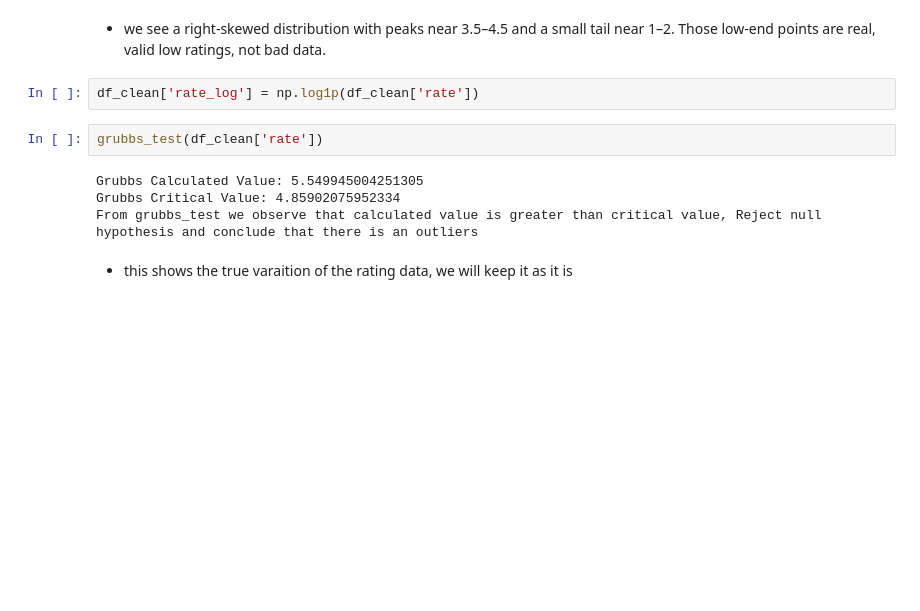
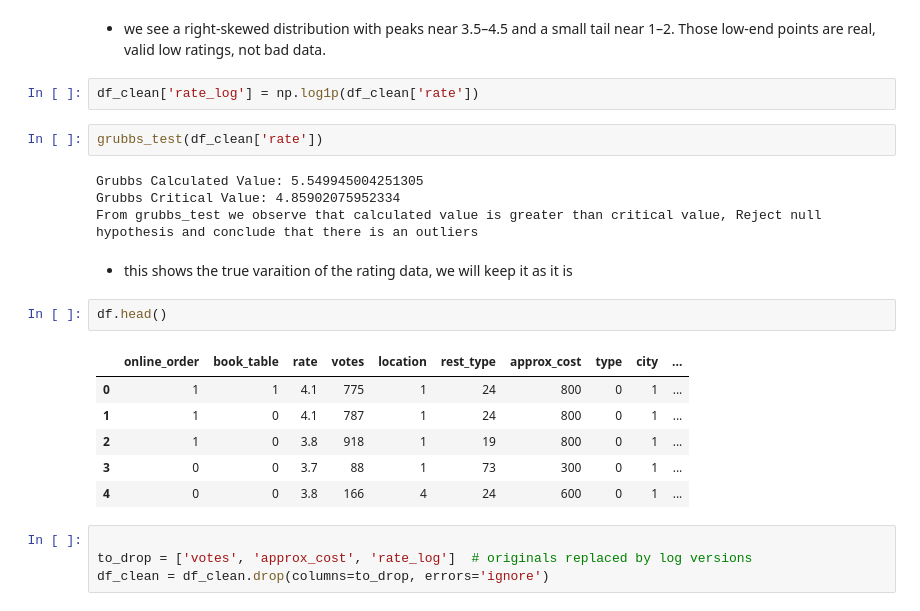
Before and after one commit to bhavbooks/Zomato-Restaurants-Rating-Prediction-, a Jupyter notebook: notebooks/feature_engineering.ipynb, the cells around one changed output. Drawn from its saved outputs; the diff is of its cells as text; blank space fills up the shorter version.

```diff
--- a/notebooks/feature_engineering.ipynb
+++ b/notebooks/feature_engineering.ipynb
@@ -354,3 +354,16 @@ Grubbs Critical Value: 4.85902075952334
 From grubbs_test we observe that calculated value is greater than critical value, Reject null hypothesis and conclude that there is an outliers
 # %% [markdown]
 - this shows the true varaition of the rating data, we will keep it as it is
+# %%
+df.head()
+# %% [output]
+|  | online_order | book_table | rate | votes | location | rest_type | approx_cost | type | city | ... |
+| 0 | 1 | 1 | 4.1 | 775 | 1 | 24 | 800 | 0 | 1 | ... |
+| 1 | 1 | 0 | 4.1 | 787 | 1 | 24 | 800 | 0 | 1 | ... |
+| 2 | 1 | 0 | 3.8 | 918 | 1 | 19 | 800 | 0 | 1 | ... |
+| 3 | 0 | 0 | 3.7 | 88 | 1 | 73 | 300 | 0 | 1 | ... |
+| 4 | 0 | 0 | 3.8 | 166 | 4 | 24 | 600 | 0 | 1 | ... |
+# %%
+
+to_drop = ['votes', 'approx_cost', 'rate_log']  # originals replaced by log versions
+df_clean = df_clean.drop(columns=to_drop, errors='ignore')
```
Also changed, not shown: parts of 17 cells of this notebook, 5 other files.
